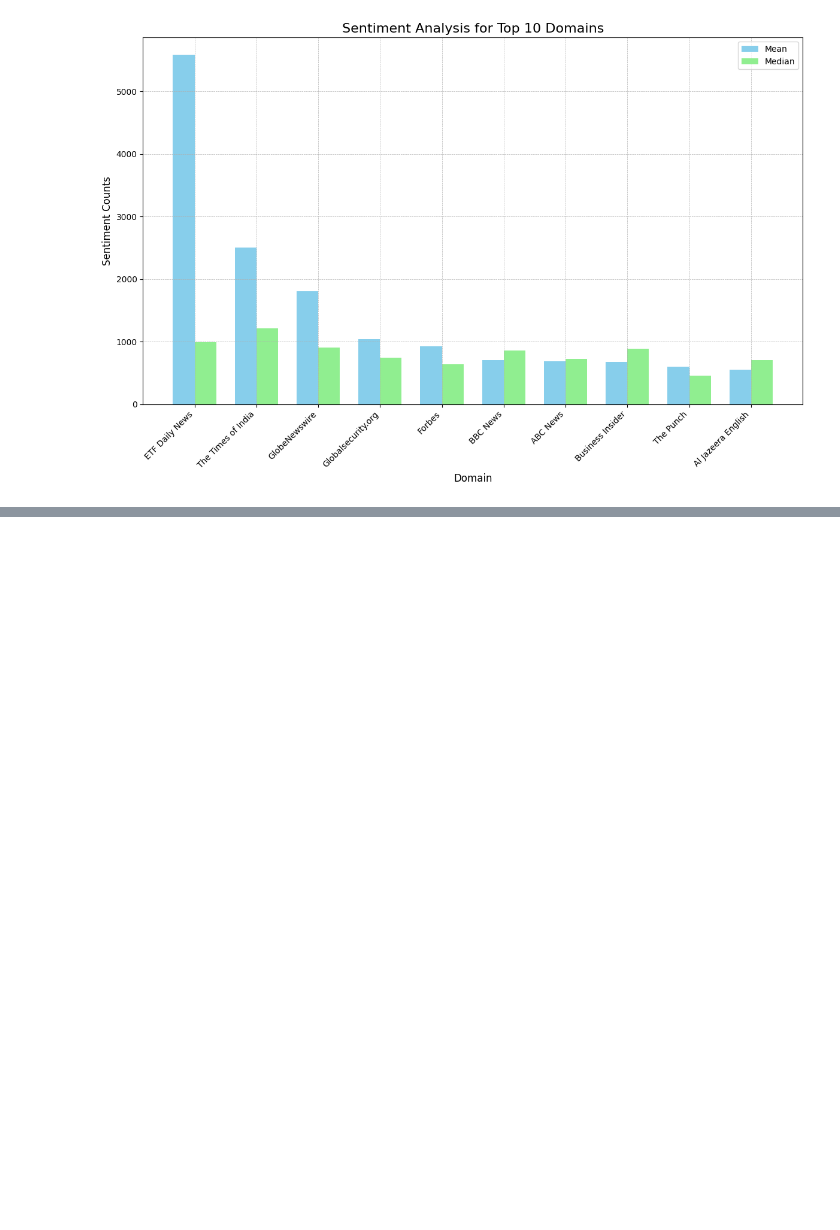
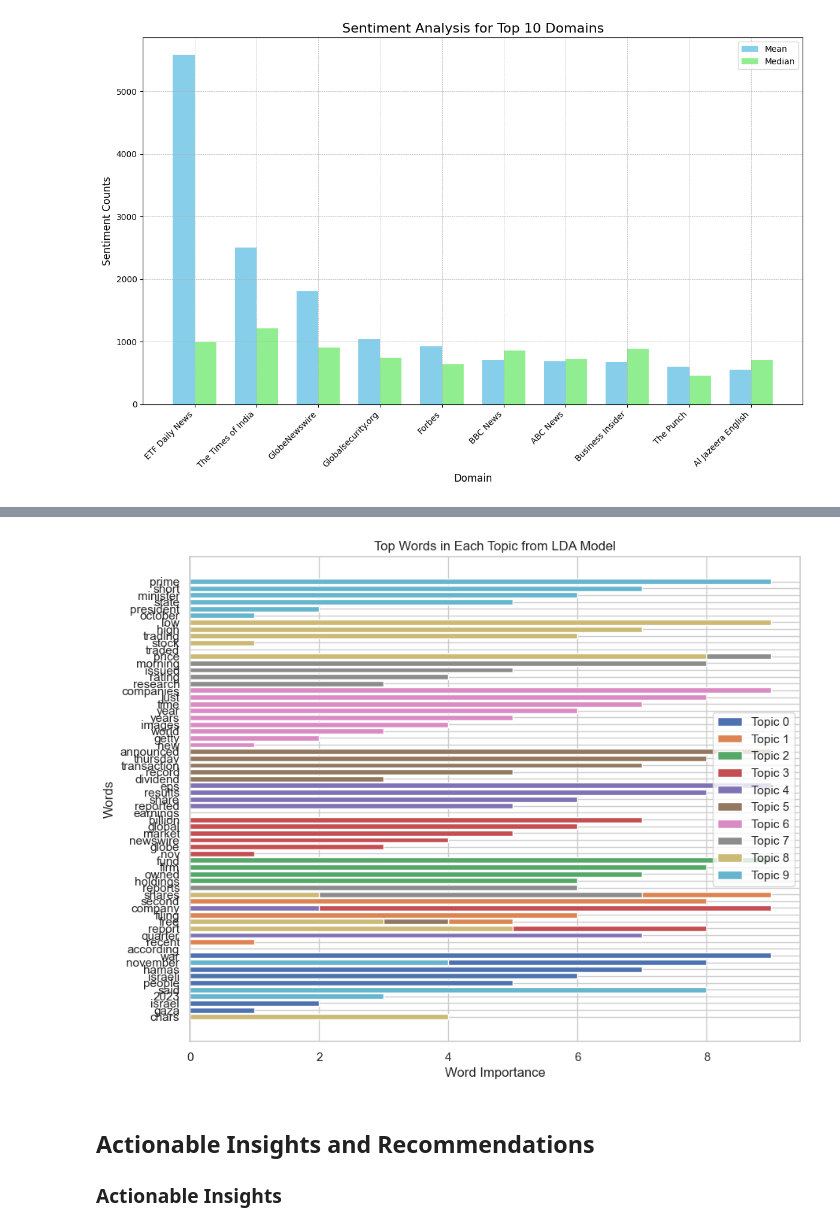
Before and after one commit to Joe-hyper/news_correlation_10ac_week0-, a Jupyter notebook: notebooks/News Analysis.ipynb, the cells around one changed output, grey strips where cells are left out. Saved outputs shown, nothing was run; the diff lists cells and outputs as text; code cells hidden in the pictures; blank space fills up the shorter version.

```diff
--- a/notebooks/News Analysis.ipynb
+++ b/notebooks/News Analysis.ipynb
@@ -773,0 +953,23 @@ Passing `palette` without assigning `hue` is deprecated and will be removed in v
+# %%
+# Setting the aesthetic style of the plots
+sns.set(style='whitegrid')
+
+# Creating a figure and axis
+fig, ax = plt.subplots(figsize=(10, 8))
+
+# Plotting the top words for each topic
+for i, words in topics.items():
+    ax.barh(words, range(len(words)), label=f'Topic {i}')
+
+ax.set_xlabel('Word Importance')
+ax.set_ylabel('Words')
+ax.set_title('Top Words in Each Topic from LDA Model')
+ax.legend()
+
+plt.show()
+# %% [output]
+[figure, added]
+# %% [markdown]
+## Actionable Insights and Recommendations
+
+### Actionable Insights
```
Also changed, not shown: parts of 45 cells of this notebook.
